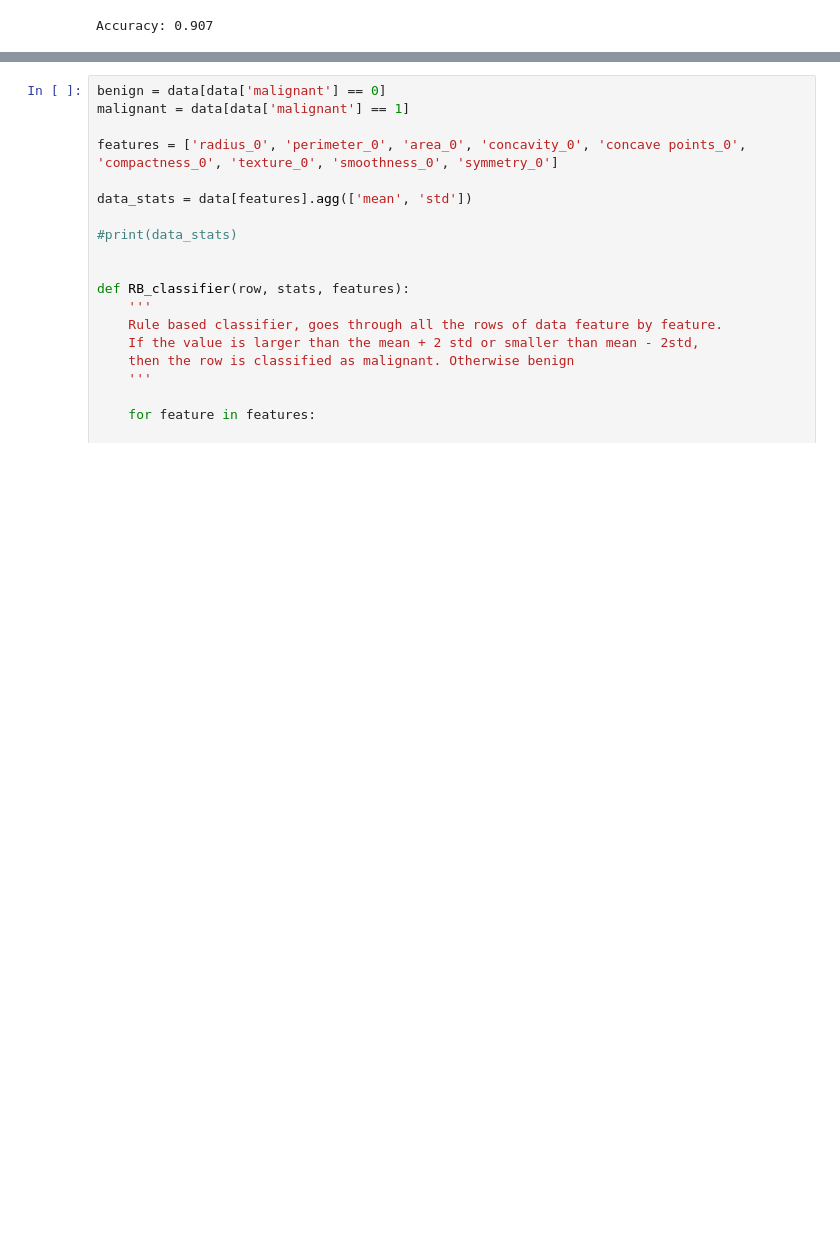
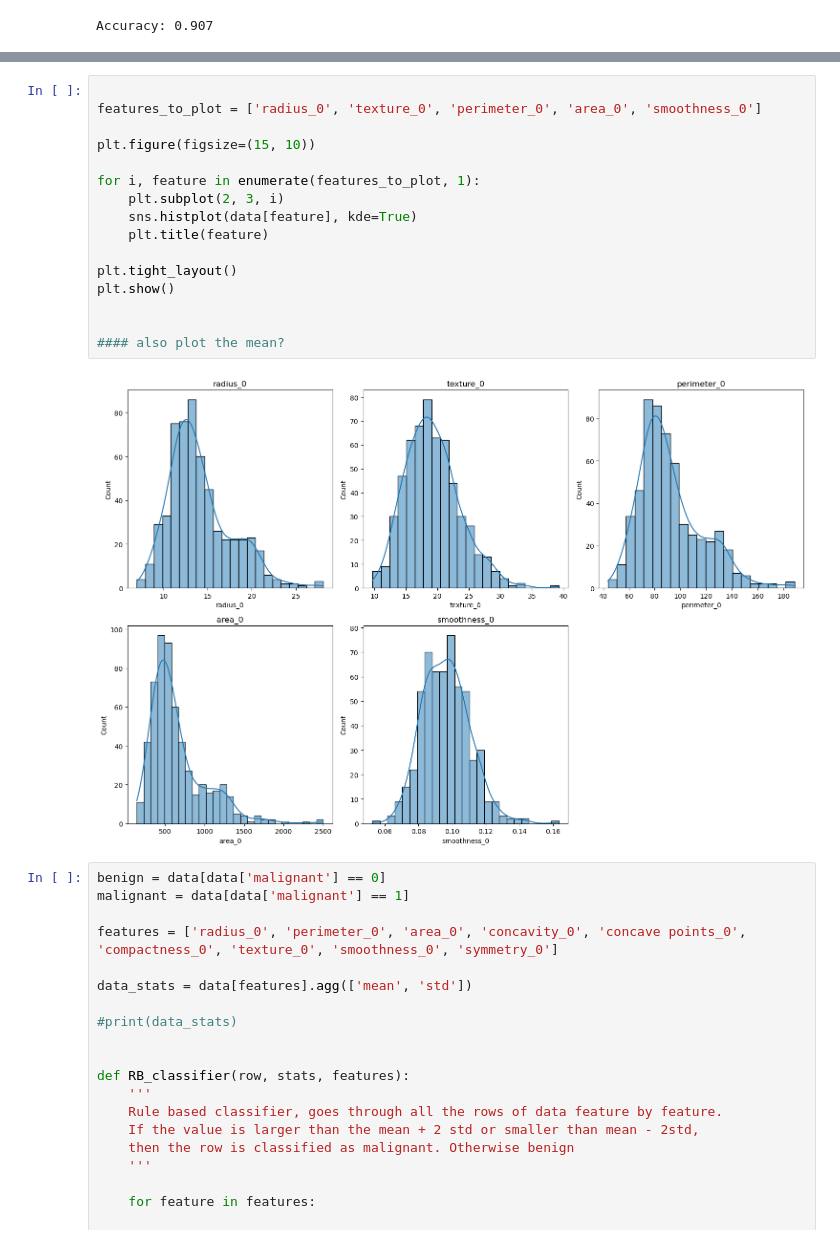
Before and after one commit to ninjasnigel/AI-Design, a Jupyter notebook: ass4/testing.ipynb, the cells around one changed output, grey strips where cells are left out. Drawn from its saved outputs; the diff is of its cells as text; blank space fills up the shorter version.

```diff
--- a/ass4/testing.ipynb
+++ b/ass4/testing.ipynb
@@ -103,3 +112,21 @@ A different approach where we do not know the actual labels, only use the featur
+# %%
+
+features_to_plot = ['radius_0', 'texture_0', 'perimeter_0', 'area_0', 'smoothness_0']
+
+plt.figure(figsize=(15, 10))
+
+for i, feature in enumerate(features_to_plot, 1):
+    plt.subplot(2, 3, i)
+    sns.histplot(data[feature], kde=True)
+    plt.title(feature)
+
+plt.tight_layout()
+plt.show()
+
+
+#### also plot the mean?
+# %% [output]
+[figure, added]
 # %%
 benign = data[data['malignant'] == 0]
 malignant = data[data['malignant'] == 1]
```
Also changed, not shown: parts of 8 cells of this notebook.
